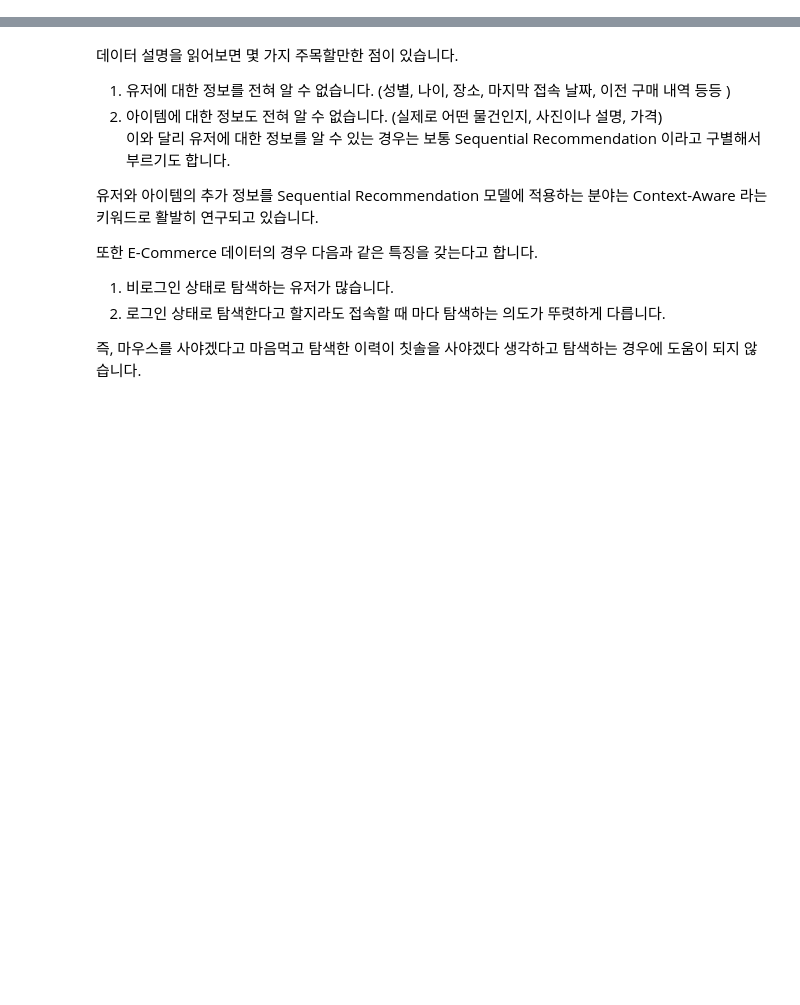
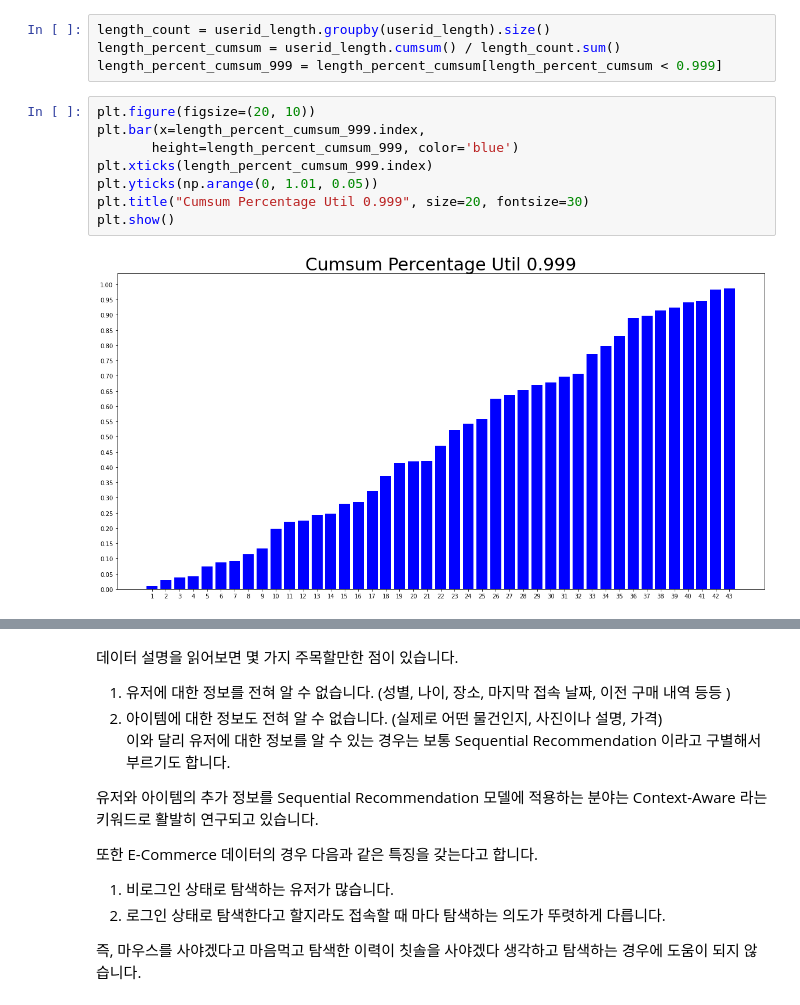
Before and after one commit to limjs19/first-repository, a Jupyter notebook: E17. Recommend_Movie[limjs].ipynb, the cells around one changed output, grey strips where cells are left out. Drawn from its saved outputs; the diff is of its cells as text; blank space fills up the shorter version.

```diff
--- a/E17. Recommend_Movie[limjs].ipynb
+++ b/E17. Recommend_Movie[limjs].ipynb
@@ -74,0 +236,14 @@ corresponding buying events to these sessions in the yoochoose-buys.dat file.
+# %%
+length_count = userid_length.groupby(userid_length).size()
+length_percent_cumsum = userid_length.cumsum() / length_count.sum()
+length_percent_cumsum_999 = length_percent_cumsum[length_percent_cumsum < 0.999]
+# %%
+plt.figure(figsize=(20, 10))
+plt.bar(x=length_percent_cumsum_999.index,
+       height=length_percent_cumsum_999, color='blue')
+plt.xticks(length_percent_cumsum_999.index)
+plt.yticks(np.arange(0, 1.01, 0.05))
+plt.title("Cumsum Percentage Util 0.999", size=20, fontsize=30)
+plt.show()
+# %% [output]
+[figure, added]
```
Also changed, not shown: parts of 105 cells of this notebook.
